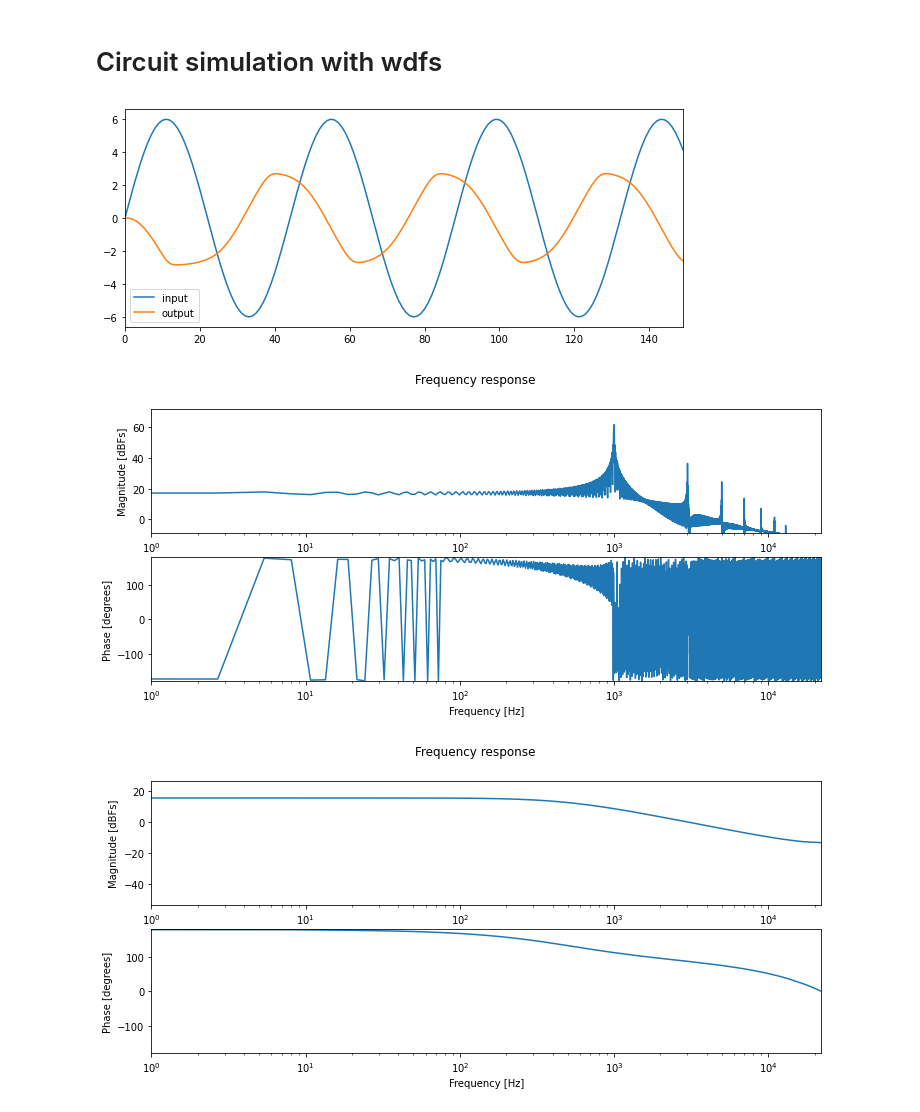
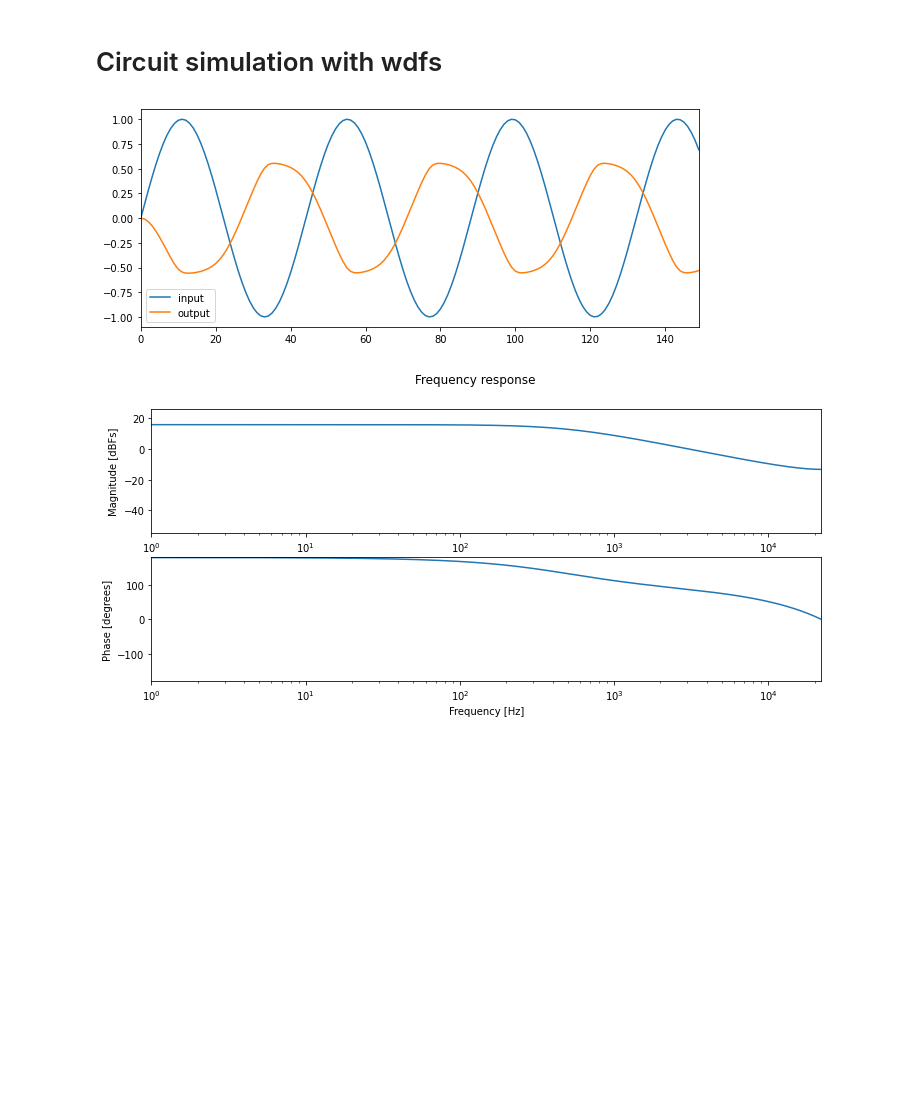
Before and after one commit to gusanthon/diode-clipper-wdf, a Jupyter notebook: juce-based-diode-clipper-wdf-fixed.ipynb, the cells around one changed output. Cells and saved outputs as stored; diff of their text form; code cells hidden in the pictures; blank space fills up the shorter version.

```diff
--- a/juce-based-diode-clipper-wdf-fixed.ipynb
+++ b/juce-based-diode-clipper-wdf-fixed.ipynb
@@ -492,7 +492,7 @@ class Diode(RootWDF):
         self.a = a
 
     def propogate_incident_wave(self):
-        self.b = self.a + self.twoR_Is - 2 * self.Vt * omega4(self.logR_Is_Over_Vt + self.a * self.oneOverVt + self.R_Is_Over_Vt)
+        self.b = self.a + self.twoR_Is - (2 * self.Vt) * omega4(self.logR_Is_Over_Vt + self.a * self.oneOverVt + self.R_Is_Over_Vt)
         return self.b
 
 class diodePair(RootWDF):
@@ -517,12 +517,13 @@ class diodePair(RootWDF):
         self.a = a
 
     def propogate_reflected_wave(self):
-        try:
-            lam = np.sign(self.a)
-        except:
-            lam = 0
+        # try:
+        #     lam = np.sign(self.a)
+        # except:
+        #     lam = 0
+        lam = np.sign(self.a)
         lam_a_over_Vt = lam * self.a * self.oneOverVt
-        self.b = self.a - 2 * self.Vt * lam * omega4(self.logR_Is_Over_Vt + lam_a_over_Vt) - omega4(self.logR_Is_Over_Vt - lam_a_over_Vt)
+        self.b = self.a - (2 * self.Vt) * lam * (omega4(self.logR_Is_Over_Vt + lam_a_over_Vt) - omega4(self.logR_Is_Over_Vt - lam_a_over_Vt))
         return self.b
 # %% [markdown]
 # Circuit simulation with wdfs
@@ -532,49 +533,47 @@ import scipy.io.wavfile
 
 fs = 44100
 
 # circuit params
-cutoff = 100
+cutoff = 1000
 c = 47e-9
 r = 1 / (2 * np.pi * cutoff * c)
 
-N = .05 * fs
-f = 1000
-amp = 6
-n = np.arange(0,2*N/fs,1/fs)
-x = np.sin(2 * np.pi * f * n) * amp
+
+x = gen_test_wave(fs,1000,1,.5,'sin')
 output = np.zeros(x.shape)
-# output = np.zeros(audio.shape)
 
 R1 = Resistor(r)
 Vs = resistive_voltage_source()
 S1 = series_adaptor(Vs,R1)
 C1 = Capacitor(c, fs)
 P1 = parallel_adaptor(S1,C1)
-dp = diodePair(P1,2.52e-9)
+dp = diodePair(P1,2.52e-9,nDiodes=2)
 
 for i in range(len(x)):
     Vs.set_voltage(x[i])
     dp.accept_incident_wave(P1.propogate_reflected_wave())
+    P1.accept_incident_wave(dp.propogate_reflected_wave())
     output[i] = C1.wave_to_voltage()
-    P1.accept_incident_wave(dp.propogate_reflected_wave())
+
 
 _, ax = plt.subplots(1, 1, figsize= (10, 4))
 out_idx = 150
 ax.plot(x[:out_idx],label='input')
-ax.plot(5*output[:out_idx],label='output')
+ax.plot(output[:out_idx],label='output')
 ax.set_xlim([0, out_idx-1])
-plt.savefig(f"./images/diode_clipper_{cutoff}Hz")
+# plt.plot(x[:200],label='input')
+# plt.plot(output[:200],label='output')
+# plt.savefig(f"./images/diode_clipper_{cutoff}Hz")
 plt.legend()
 plt.show()
 
-scipy.io.wavfile.write('./audio/sineIn.wav',fs,x)
-scipy.io.wavfile.write('./audio/sineOut.wav',fs,output)
+# scipy.io.wavfile.write('./audio/sineIn.wav',fs,x)
+# scipy.io.wavfile.write('./audio/sineOut.wav',fs,output)
 #!open './audio/sineIn.wav'
 #!open './audio/sineOut.wav'
-plot_freqz(output, fs, title="Frequency response")
+# plot_freqz(output, fs, title="Frequency response")
 # %% [output]
-[figure, old version]
+[figure, new version]
-[figure, removed]
 # %%
 # simulation
 import scipy.io.wavfile
```
Also changed, not shown: parts of 7 cells of this notebook.
